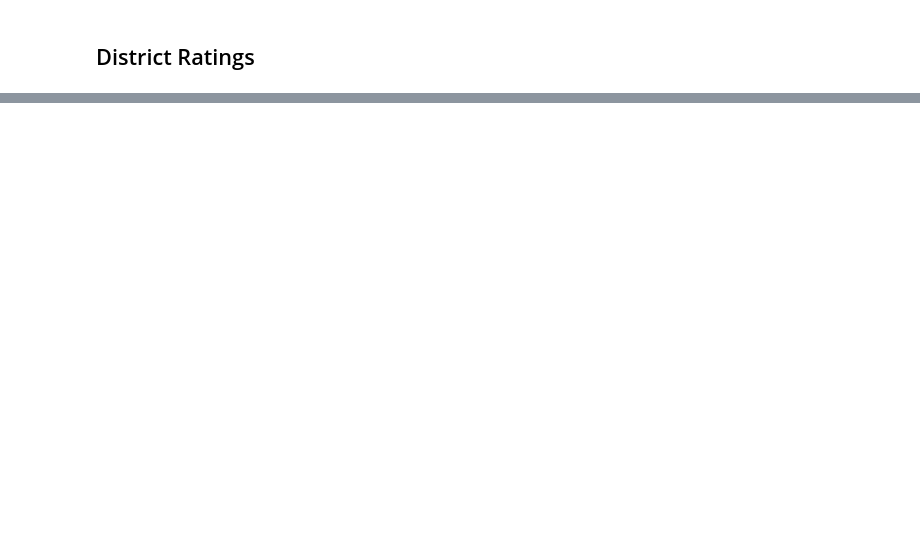
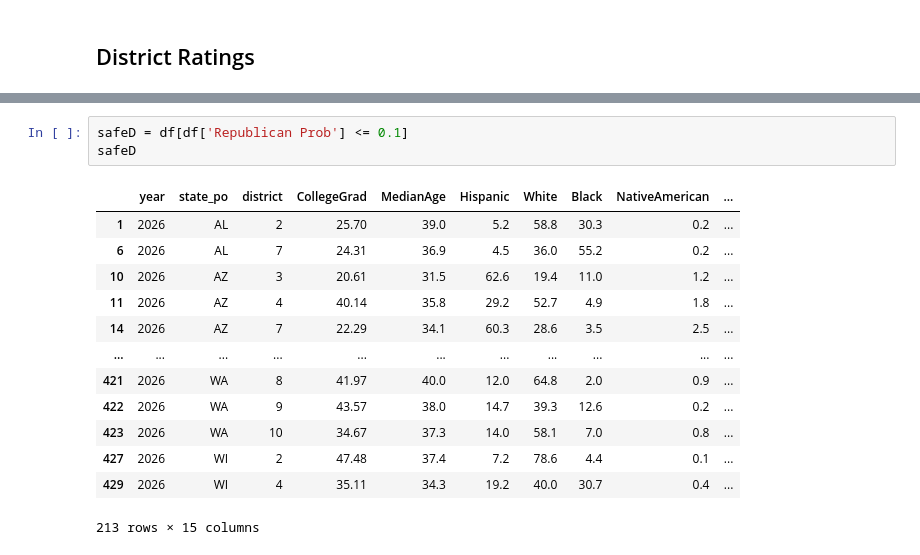
Before and after one commit to fcostell0/DS496Capstone, a Jupyter notebook: 2026 Predictions/Analysis.ipynb, the cells around one changed output, grey strips where cells are left out. Drawn from its saved outputs; the diff is of its cells as text; blank space fills up the shorter version.

```diff
--- a/2026 Predictions/Analysis.ipynb
+++ b/2026 Predictions/Analysis.ipynb
@@ -158,0 +172,17 @@ ratingDF
+# %%
+safeD = df[df['Republican Prob'] <= 0.1]
+safeD
+# %% [output]
+|  | year | state_po | district | CollegeGrad | MedianAge | Hispanic | White | Black | NativeAmerican | ... |
+| 1 | 2026 | AL | 2 | 25.70 | 39.0 | 5.2 | 58.8 | 30.3 | 0.2 | ... |
+| 6 | 2026 | AL | 7 | 24.31 | 36.9 | 4.5 | 36.0 | 55.2 | 0.2 | ... |
+| 10 | 2026 | AZ | 3 | 20.61 | 31.5 | 62.6 | 19.4 | 11.0 | 1.2 | ... |
+| 11 | 2026 | AZ | 4 | 40.14 | 35.8 | 29.2 | 52.7 | 4.9 | 1.8 | ... |
+| 14 | 2026 | AZ | 7 | 22.29 | 34.1 | 60.3 | 28.6 | 3.5 | 2.5 | ... |
+| ... | ... | ... | ... | ... | ... | ... | ... | ... | ... | ... |
+| 421 | 2026 | WA | 8 | 41.97 | 40.0 | 12.0 | 64.8 | 2.0 | 0.9 | ... |
+| 422 | 2026 | WA | 9 | 43.57 | 38.0 | 14.7 | 39.3 | 12.6 | 0.2 | ... |
+| 423 | 2026 | WA | 10 | 34.67 | 37.3 | 14.0 | 58.1 | 7.0 | 0.8 | ... |
+| 427 | 2026 | WI | 2 | 47.48 | 37.4 | 7.2 | 78.6 | 4.4 | 0.1 | ... |
+| 429 | 2026 | WI | 4 | 35.11 | 34.3 | 19.2 | 40.0 | 30.7 | 0.4 | ... |
+213 rows × 15 columns
```
Also changed, not shown: parts of 11 cells of this notebook, 2 other files.
